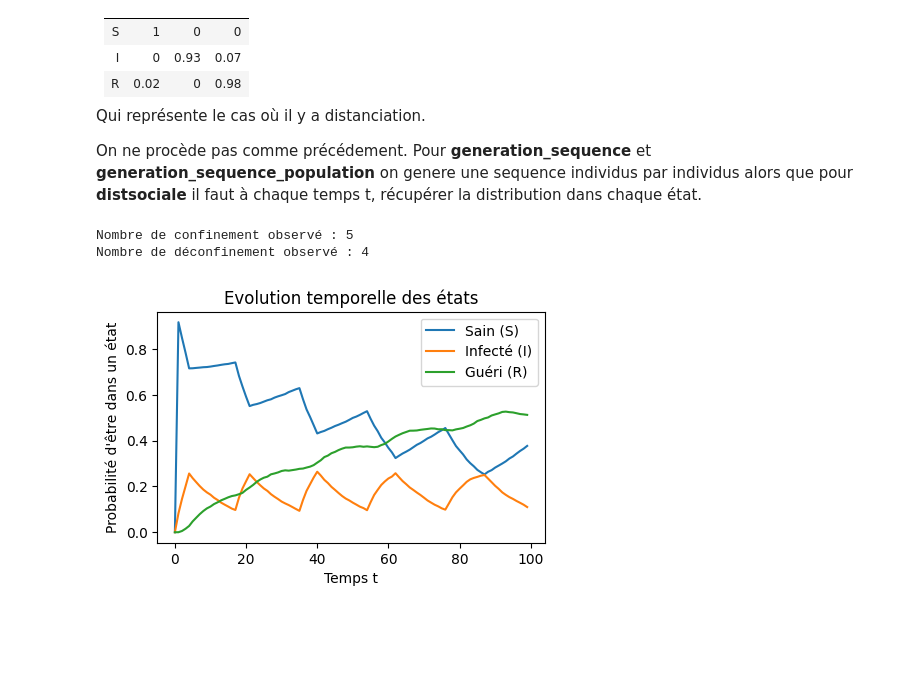
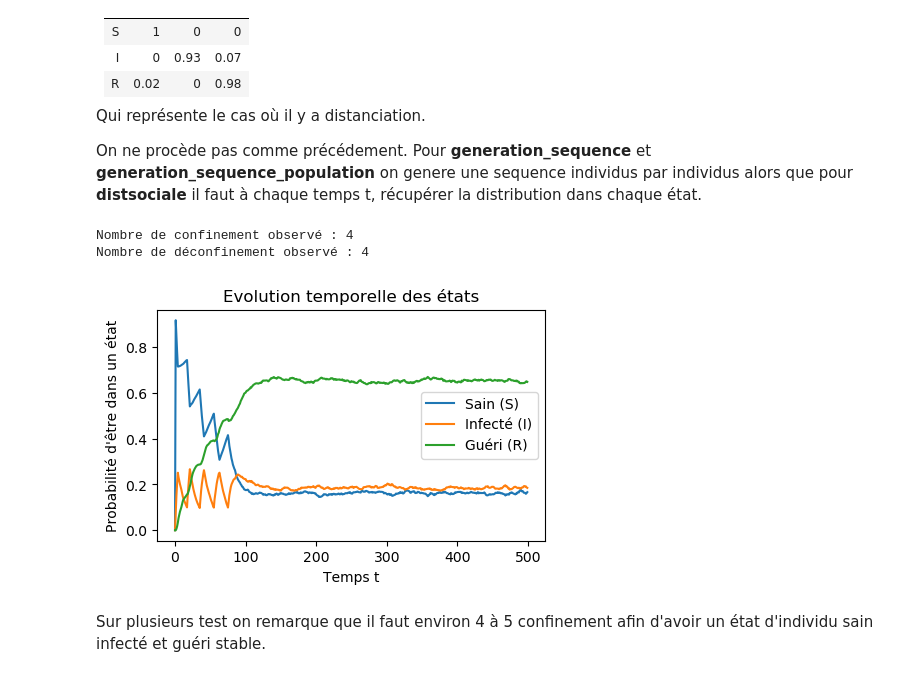
Before and after one commit to yokyann/epidemiologie, a Jupyter notebook: projet.ipynb, the cells around one changed output. Saved outputs shown, nothing was run; the diff lists cells and outputs as text; code cells hidden in the pictures; blank space fills up the shorter version.

```diff
--- a/projet.ipynb
+++ b/projet.ipynb
@@ -906,34 +906,36 @@ def distsociale(matconf,matdeconf,pi,t,n):
                 res[i][1]+=1
             if seq[j][i] == 2:
                 res[i][2]+=1
 
         #On divise afin d'obtenir un pourcentage
         res[i]/=n
 
         #Si on est en confinement et que la proportion d'infecté est inférieur à 10% alors il y a déconfinement
         if np.array_equal(mat, matconf):
             if res[i][1] <= 0.1:
                 # print("deconfinement")
                 nbdeconf+=1
                 mat = matdeconf.copy()
         #Sinon si on est en deconfinement et si la proportion d'infecté est supérieur à 25% alors il y a confinement
         else:
             if res[i][1] >=0.25:
                 nbconf+=1
                 # print("confinement")
                 mat = matconf.copy()
 
 
 
 
     print("Nombre de confinement observé :", nbconf)
     print("Nombre de déconfinement observé :", nbdeconf)
 
     return res
 
-T = np.arange(100)
-graph(T, distsociale(Confinement,Deconfinement,pi0,100,5000),"Evolution temporelle des états", "Temps t","Probabilité d'être dans un état")
+T = np.arange(500)
+graph(T, distsociale(Confinement,Deconfinement,pi0,500,5000),"Evolution temporelle des états", "Temps t","Probabilité d'être dans un état")
 # %% [output]
-Nombre de confinement observé : 5
+Nombre de confinement observé : 4
 Nombre de déconfinement observé : 4
-[figure, old version]
+[figure, new version]
+# %% [markdown]
+Sur plusieurs test on remarque que il faut environ 4 à 5 confinement afin d'avoir un état d'individu sain infecté et guéri stable.
```
Also changed, not shown: parts of 21 cells of this notebook.
